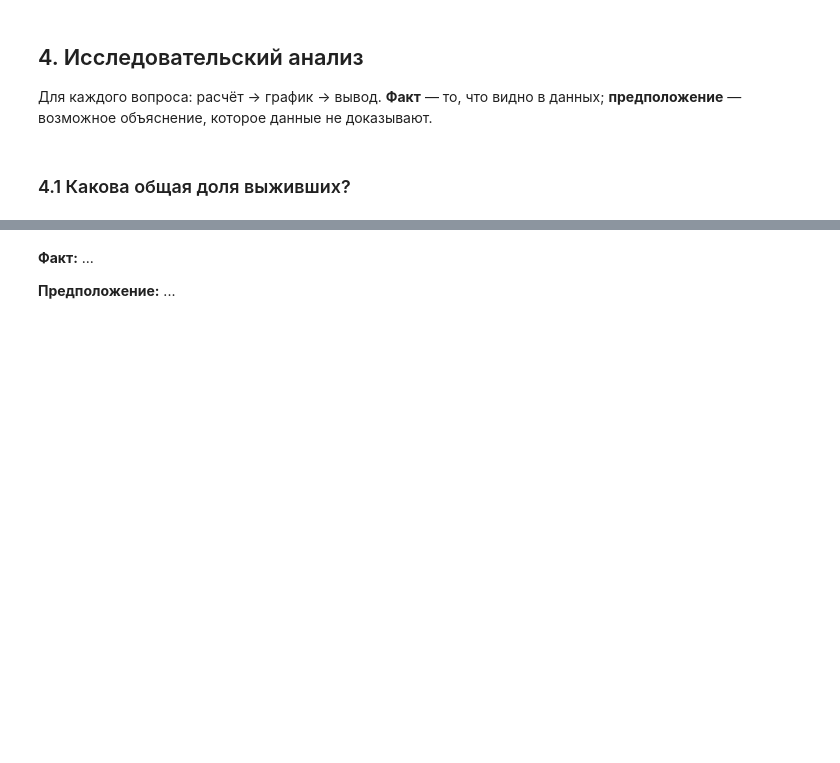
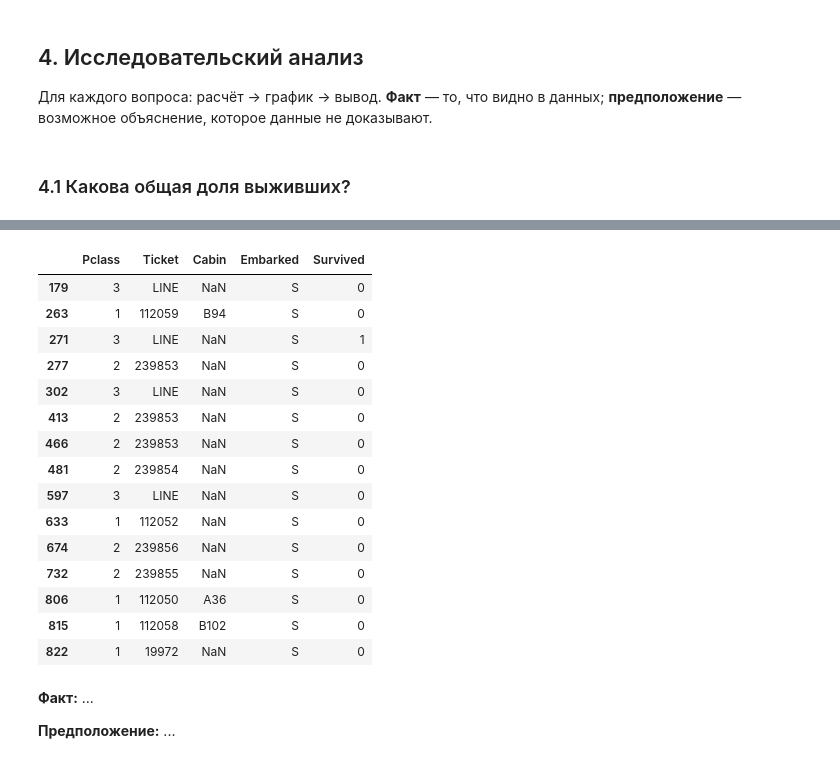
Before and after one commit to Kruiser1917/titanic-eda, a Jupyter notebook: titanic_eda.ipynb, the cells around one changed output, grey strips where cells are left out. Saved outputs shown, nothing was run; the diff lists cells and outputs as text; code cells hidden in the pictures; blank space fills up the shorter version.

```diff
--- a/titanic_eda.ipynb
+++ b/titanic_eda.ipynb
@@ -54,0 +53,6 @@ pd.set_option("display.precision", 3)
+# %%
+# блок 1
+df_raw = pd.read_csv(RAW_PATH)
+n_rows, n_cols = df_raw.shape
+print(f"{n_rows} строк, {n_cols} столбцов")
+print(list(df_raw.columns))
@@ -94,3 +281,22 @@ _Что ожидаю увидеть, до расчётов:_
+# %%
+df_raw.loc[df_raw["Fare"] == 0, ["Pclass", "Ticket", "Cabin", "Embarked", "Survived"]]
+# %% [output]
+|  | Pclass | Ticket | Cabin | Embarked | Survived |
+| 179 | 3 | LINE | NaN | S | 0 |
+| 263 | 1 | 112059 | B94 | S | 0 |
+| 271 | 3 | LINE | NaN | S | 1 |
+| 277 | 2 | 239853 | NaN | S | 0 |
+| 302 | 3 | LINE | NaN | S | 0 |
+| 413 | 2 | 239853 | NaN | S | 0 |
+| 466 | 2 | 239853 | NaN | S | 0 |
+| 481 | 2 | 239854 | NaN | S | 0 |
+| 597 | 3 | LINE | NaN | S | 0 |
+| 633 | 1 | 112052 | NaN | S | 0 |
+| 674 | 2 | 239856 | NaN | S | 0 |
+| 732 | 2 | 239855 | NaN | S | 0 |
+| 806 | 1 | 112050 | A36 | S | 0 |
+| 815 | 1 | 112058 | B102 | S | 0 |
+| 822 | 1 | 19972 | NaN | S | 0 |
 # %% [markdown]
 **Факт:** ...
 
```
Also changed, not shown: parts of 16 cells of this notebook, 1 other file.
